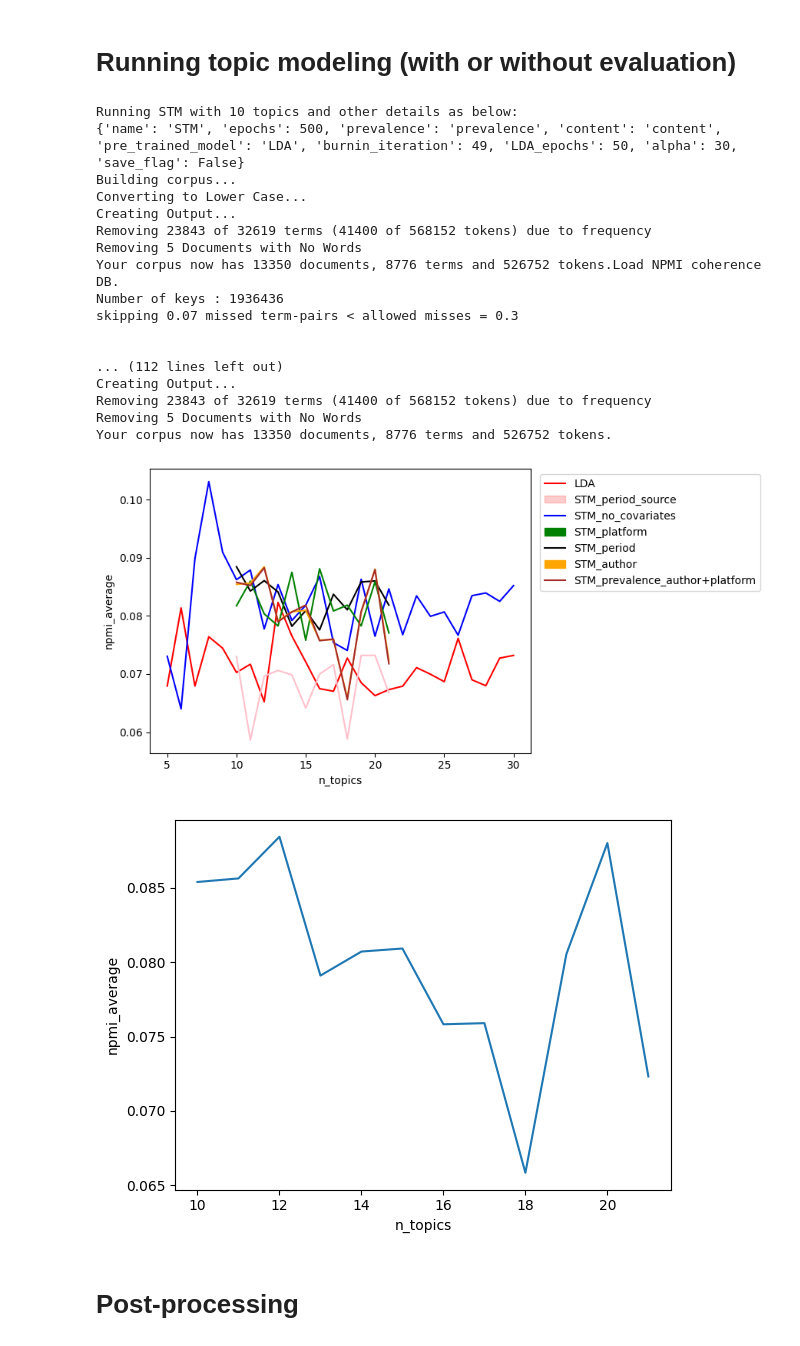
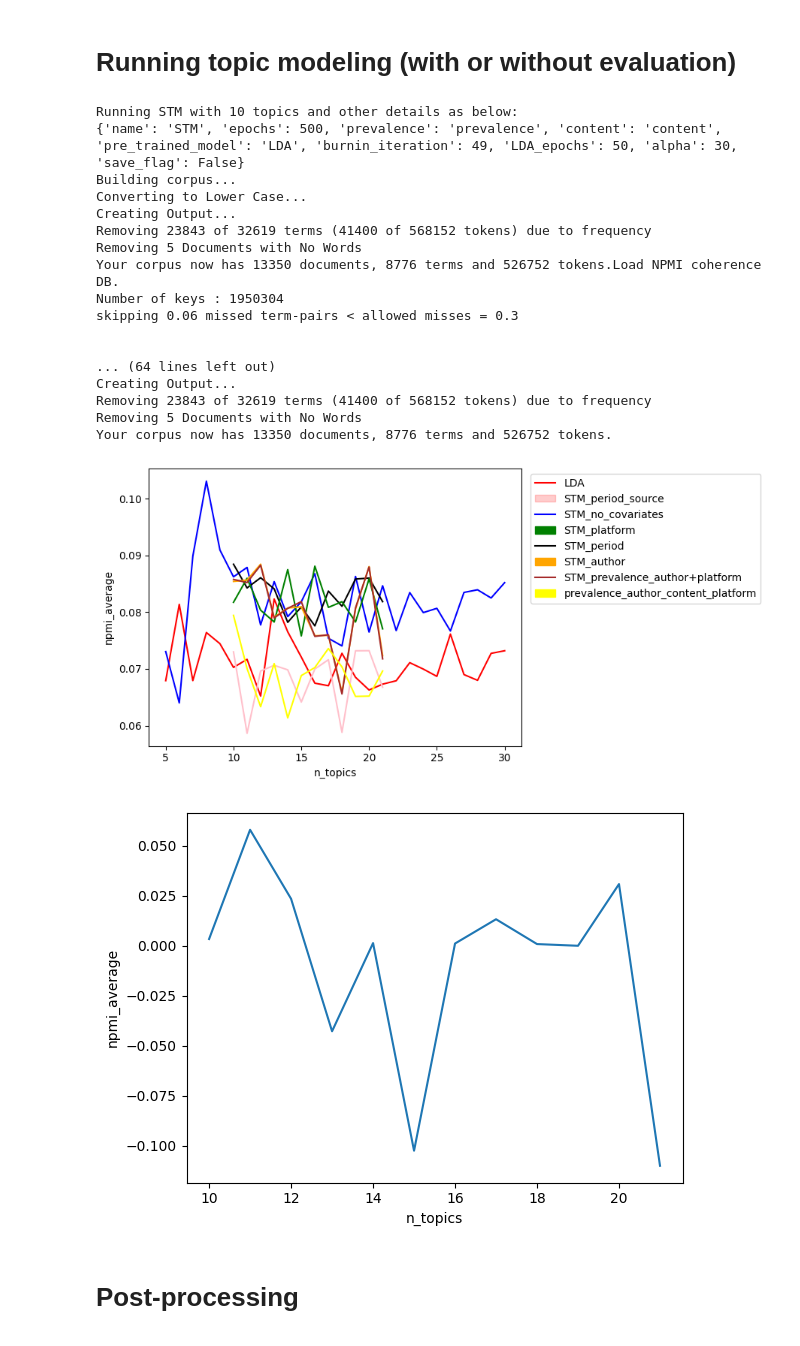
Before and after one commit to aminmarani/topic_modeling_comparison, a Jupyter notebook: topic_modeling_pipeline.ipynb, the cells around one changed output. Saved outputs shown, nothing was run; the diff lists cells and outputs as text; code cells hidden in the pictures.

```diff
--- a/topic_modeling_pipeline.ipynb
+++ b/topic_modeling_pipeline.ipynb
@@ -272,14 +272,14 @@ down-sampling terms that are more specific to an author
 #     text_df.loc[text_df.id==id,'prevalence'] = label
 
 #prevalence Author (blog)
-text_df['prevalence'] = text_df['blog']
+text_df['content'] = text_df['blog']
 
 
 
 #content (instagram-tumbler)
 
 source = ['tumblr' if 'tumblr' in str(i) else 'instagram' for i in list(text_df.url) ]
-text_df['content'] = source
+text_df['prevalence'] = source
 # %%
 #prevalence only (source: instagram/tumblr)
 # source = ['tumblr' if 'tumblr' in str(i) else 'instagram' for i in list(text_df.url) ]
@@ -357,7 +357,7 @@ if model_spec['name'] == 'LDA':
 
 elif model_spec['name'] == 'STM':
     #loading STM.R
-    robjects.r.source('stm.R')
+    robjects.r.source('stm2.R')
 
     if is_eval:
 
@@ -411,11 +411,11 @@ Creating Output...
 Removing 23843 of 32619 terms (41400 of 568152 tokens) due to frequency
 Removing 5 Documents with No Words
 Your corpus now has 13350 documents, 8776 terms and 526752 tokens.Load NPMI coherence DB.
-Number of keys : 1936436
-skipping 0.07 missed term-pairs < allowed misses = 0.3
+Number of keys : 1950304
+skipping 0.06 missed term-pairs < allowed misses = 0.3
 
 
-... (112 lines left out)
+... (64 lines left out)
 Creating Output...
 Removing 23843 of 32619 terms (41400 of 568152 tokens) due to frequency
 Removing 5 Documents with No Words
@@ -462,10 +460,11 @@ files = [
     'npmi_STM.csv','npmi_STMprevalence_period.csv','npmi_STMprevalence_platform.csv',
     'npmi_STMprevalence_period_content_platform.csv',
     'npmi_STMprevalence_author.csv',
-    'npmi_STMprevalence_platform_author.csv'
+    'npmi_STMprevalence_platform_author.csv',
+    'npmi_STMprevalence_authorcontent_platform.csv'
 ]
 
-colors = ['red','blue','black','green','pink','orange','brown']
+colors = ['red','blue','black','green','pink','orange','brown','yellow']
 i = 0
 for f in files:
     df = pd.read_csv('./result/'+f)
@@ -474,29 +473,32 @@ for f in files:
     i+=1
 
 plt.legend(['LDA','STM_period_source','STM_no_covariates','STM_platform','STM_period',
-           'STM_author','STM_prevalence_author+platform'],bbox_to_anchor=(1.01, 1))
+           'STM_author','STM_prevalence_author+platform','prevalence_author_content_platform',
+           ],bbox_to_anchor=(1.01, 1))
 leg = ax.get_legend()
 leg.legendHandles[3].set_color('green')
 leg.legendHandles[5].set_color('orange')
 leg.legendHandles[6].set_color('brown')
+leg.legendHandles[7].set_color('yellow')
 
 plt.show()
 # %% [output]
-[figure, old version]
+[figure, new version]
 # %%
 # text_df[['id','text','prevalence','content']].to_csv('./data/stm_temp.csv')
 # %%
 import seaborn as sns
 df = pd.DataFrame(npmis,columns=['n_topics','npmi_average'])
 sns.lineplot(data=df,x='n_topics',y='npmi_average')
 
 # df.to_csv('./result/npmi_{0}{1}{2}.csv'.format(model_spec['name'],model_spec['prevalence'],
 #                                               model_spec['content']))
 
-df.to_csv('./result/npmi_{0}{1}_author{2}.csv'.format(model_spec['name'],model_spec['prevalence'],
+df.to_csv('./result/npmi_{0}{1}_platform{2}_author.csv'.format(model_spec['name'],model_spec['prevalence'],
                                               model_spec['content']))
+ # pre:platform, content = author
 # %% [output]
-[figure, old version]
+[figure, new version]
 # %% [markdown]
 # Post-processing
 # %% [markdown]
```
Also changed, not shown: parts of 1 cell of this notebook, 5 other files.
